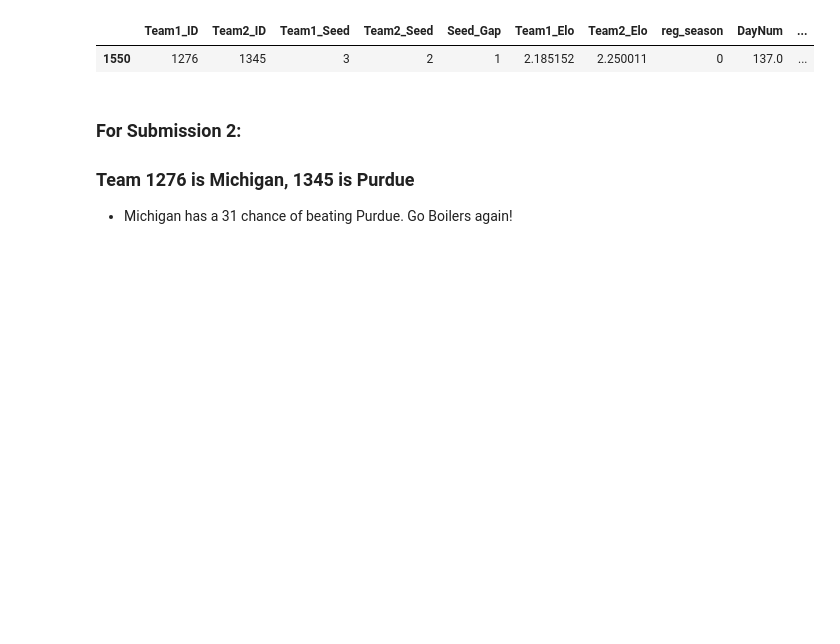
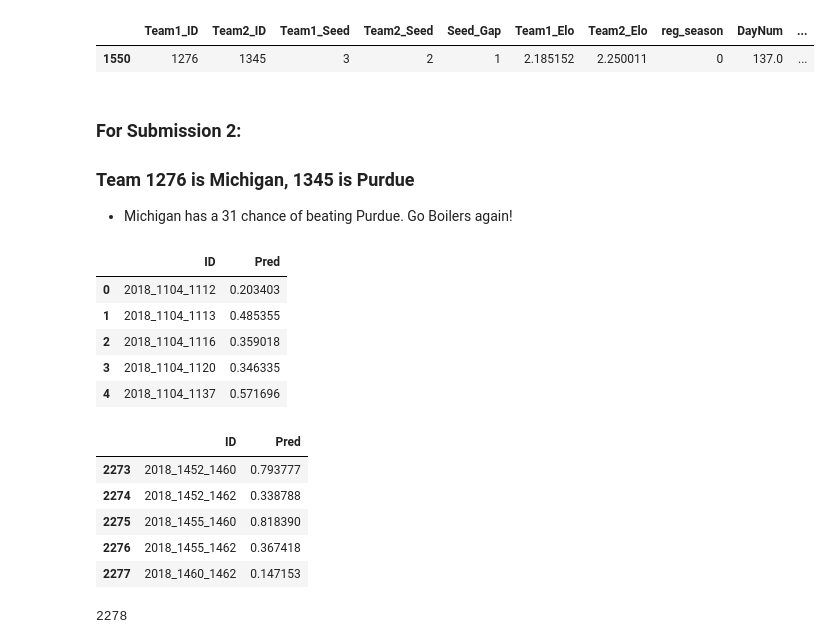
Before and after one commit to hamil168/Data-Science-Misc, a Jupyter notebook: Kaggle_NCAA_2018/Mens/NCAA Men's CatBoost PC.ipynb, the cells around one changed output. Cells and saved outputs as stored; diff of their text form; code cells hidden in the pictures; blank space fills up the shorter version.

```diff
--- a/Kaggle_NCAA_2018/Mens/NCAA Men's CatBoost PC.ipynb
+++ b/Kaggle_NCAA_2018/Mens/NCAA Men's CatBoost PC.ipynb
@@ -1020,3 +1020,23 @@ test_df[(test_df.Team1_ID == 1276) & (test_df.Team2_ID == 1345)]
 ### For Submission 2:
 ### Team 1276 is Michigan, 1345 is Purdue
 - Michigan has a 31 chance of beating Purdue. Go Boilers again!
+# %%
+display(Submission.head())
+display(Submission.tail())
+# %% [output]
+|  | ID | Pred |
+| 0 | 2018_1104_1112 | 0.203403 |
+| 1 | 2018_1104_1113 | 0.485355 |
+| 2 | 2018_1104_1116 | 0.359018 |
+| 3 | 2018_1104_1120 | 0.346335 |
+| 4 | 2018_1104_1137 | 0.571696 |
+|  | ID | Pred |
+| 2273 | 2018_1452_1460 | 0.793777 |
+| 2274 | 2018_1452_1462 | 0.338788 |
+| 2275 | 2018_1455_1460 | 0.818390 |
+| 2276 | 2018_1455_1462 | 0.367418 |
+| 2277 | 2018_1460_1462 | 0.147153 |
+# %%
+len(Submission)
+# %% [output]
+2278
```
Also changed, not shown: parts of 1 cell of this notebook.
